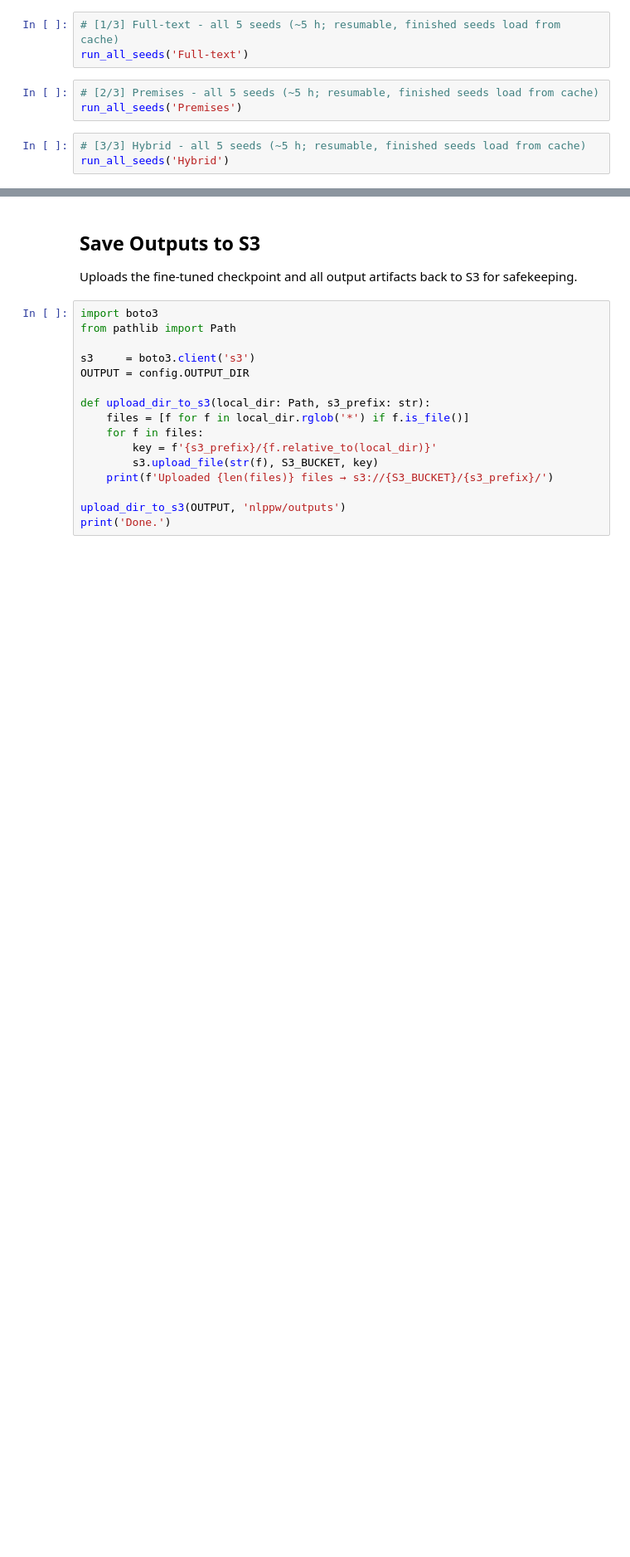
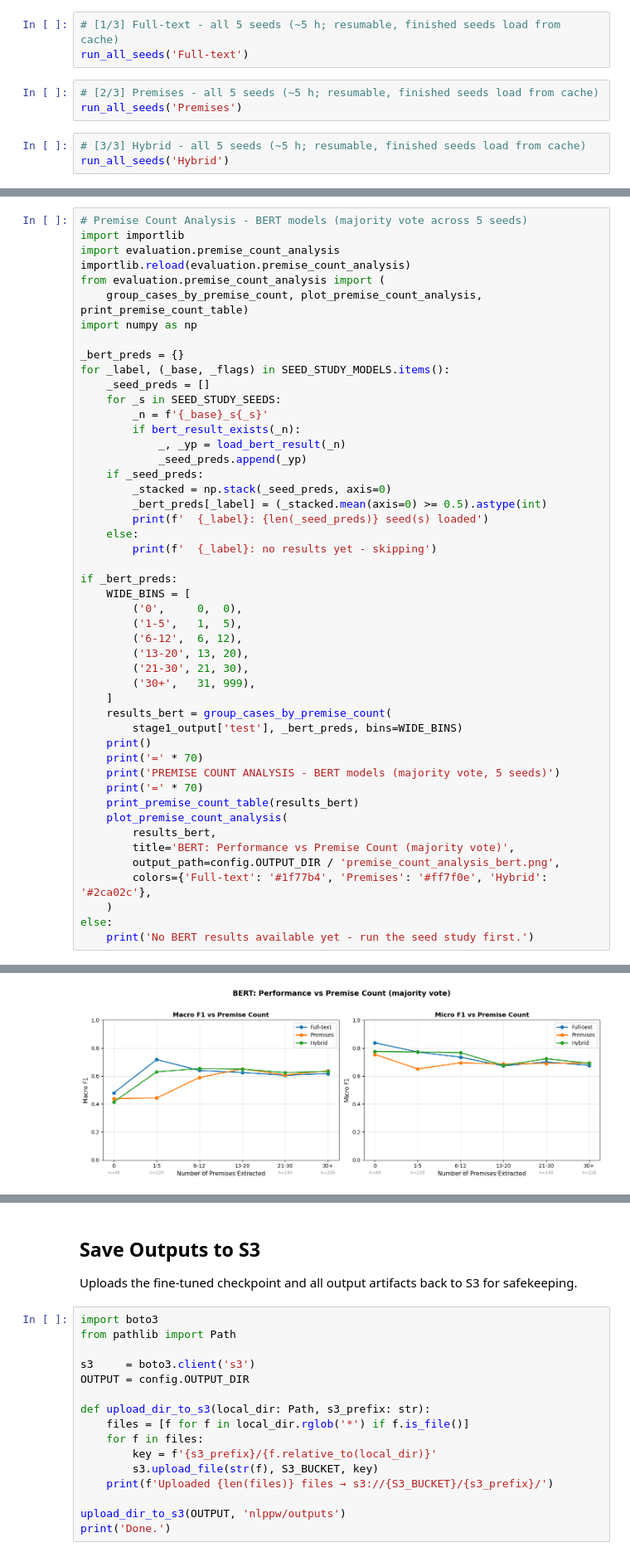
Before and after one commit to Aghaei-Amirmasoud/explainable_by_design_ecthr_a, a Jupyter notebook: sagemaker_pipeline.ipynb, the cells around one changed output, grey strips where cells are left out. Shown at 83% size. Cells and saved outputs as stored; diff of their text form; blank space fills up the shorter version.

```diff
--- a/sagemaker_pipeline.ipynb
+++ b/sagemaker_pipeline.ipynb
@@ -1139 +1211,50 @@ SEED VARIANCE STUDY - 5 seeds x 3 models (LexGLUE protocol)
     -> inconclusive on micro: report mean +- std, do not claim a win
+# %%
+# Premise Count Analysis - BERT models (majority vote across 5 seeds)
+import importlib
+import evaluation.premise_count_analysis
+importlib.reload(evaluation.premise_count_analysis)
+from evaluation.premise_count_analysis import (
+    group_cases_by_premise_count, plot_premise_count_analysis, print_premise_count_table)
+import numpy as np
+
+_bert_preds = {}
+for _label, (_base, _flags) in SEED_STUDY_MODELS.items():
+    _seed_preds = []
+    for _s in SEED_STUDY_SEEDS:
+        _n = f'{_base}_s{_s}'
+        if bert_result_exists(_n):
+            _, _yp = load_bert_result(_n)
+            _seed_preds.append(_yp)
+    if _seed_preds:
+        _stacked = np.stack(_seed_preds, axis=0)
+        _bert_preds[_label] = (_stacked.mean(axis=0) >= 0.5).astype(int)
+        print(f'  {_label}: {len(_seed_preds)} seed(s) loaded')
+    else:
+        print(f'  {_label}: no results yet - skipping')
+
+if _bert_preds:
+    WIDE_BINS = [
+        ('0',     0,  0),
+        ('1-5',   1,  5),
+        ('6-12',  6, 12),
+        ('13-20', 13, 20),
+        ('21-30', 21, 30),
+        ('30+',   31, 999),
+    ]
+    results_bert = group_cases_by_premise_count(
+        stage1_output['test'], _bert_preds, bins=WIDE_BINS)
+    print()
+    print('=' * 70)
+    print('PREMISE COUNT ANALYSIS - BERT models (majority vote, 5 seeds)')
+    print('=' * 70)
+    print_premise_count_table(results_bert)
+    plot_premise_count_analysis(
+        results_bert,
+        title='BERT: Performance vs Premise Count (majority vote)',
+        output_path=config.OUTPUT_DIR / 'premise_count_analysis_bert.png',
+        colors={'Full-text': '#1f77b4', 'Premises': '#ff7f0e', 'Hybrid': '#2ca02c'},
+    )
+else:
+    print('No BERT results available yet - run the seed study first.')
+# %% [output]
@@ -1140,3 +1279,4 @@ SEED VARIANCE STUDY - 5 seeds x 3 models (LexGLUE protocol)
+[figure, added]
 # %%
 # Sync seed-study results to/from S3 (a few KB each - not the checkpoints)
 import boto3
```
Also changed, not shown: parts of 26 cells of this notebook.
